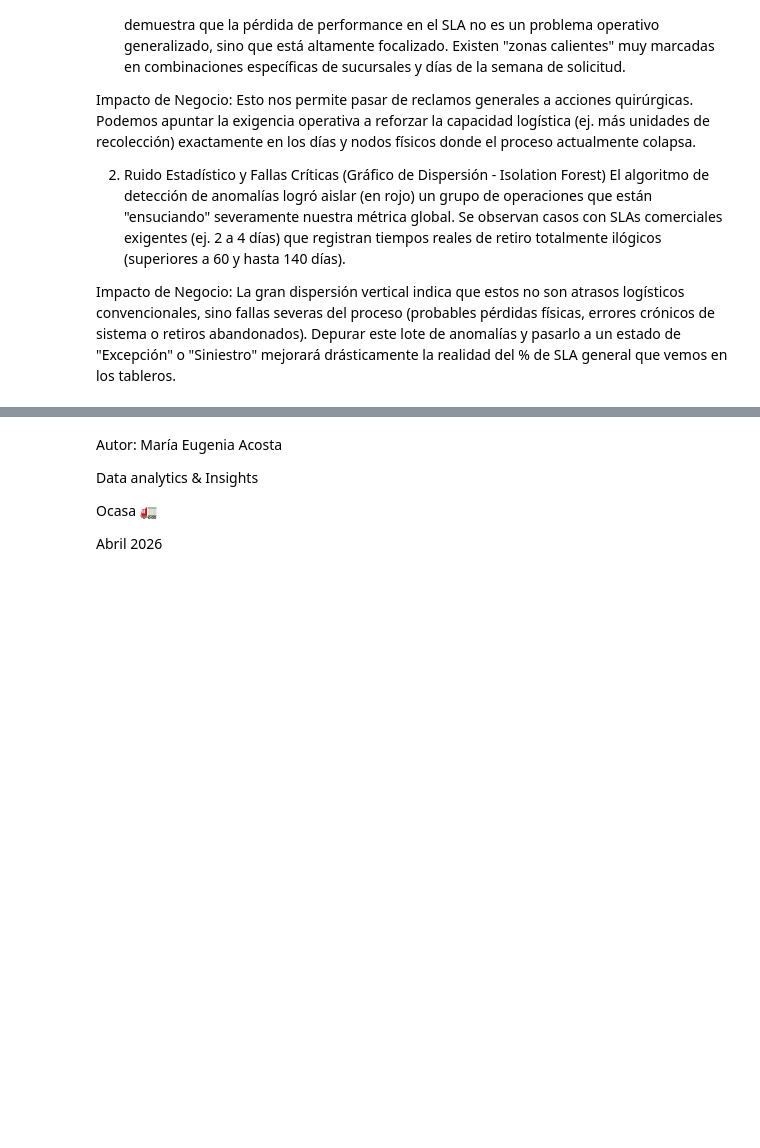
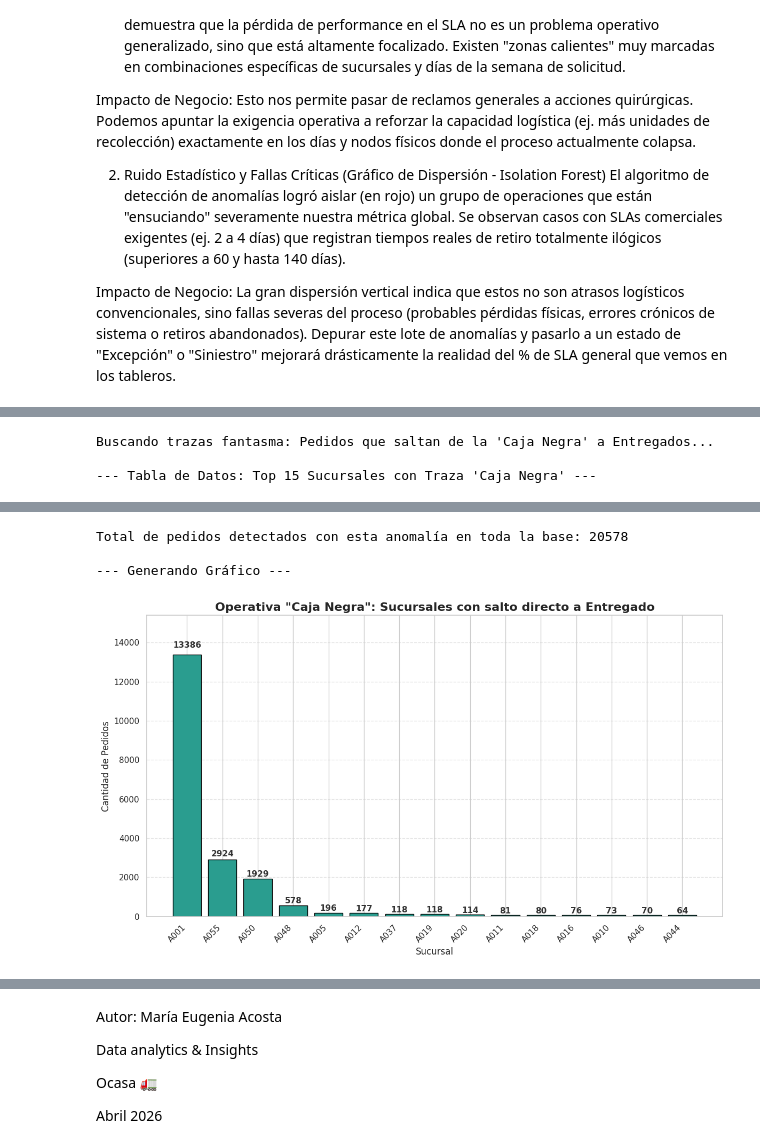
Before and after one commit to Eugeacosta/Analisis_EDA_Logistica_Inversa, a Jupyter notebook: Analisis_puntos_de_dolor_inversas.ipynb, the cells around one changed output, grey strips where cells are left out. Drawn from its saved outputs; the diff is of its cells as text; code cells hidden in the pictures; blank space fills up the shorter version.

```diff
--- a/Analisis_puntos_de_dolor_inversas.ipynb
+++ b/Analisis_puntos_de_dolor_inversas.ipynb
@@ -423,0 +817,71 @@ Impacto de Negocio: La gran dispersión vertical indica que estos no son atrasos
+# %%
+# ==============================================================================
+# ANÁLISIS DE LA "CAJA NEGRA" (Salto de "Sin Definir" a "Entregado")
+# Objetivo: Detectar qué sucursales omiten la traza inicial y saltan a entrega directa.
+# ==============================================================================
+import pandas as pd
+import matplotlib.pyplot as plt
+from IPython.display import display
+
+print("Buscando trazas fantasma: Pedidos que saltan de la 'Caja Negra' a Entregados...")
+
+# 1. Definimos la Caja Negra en el Tramo 1
+condicion_caja_negra = df_clean['Motivo Retiro 1'] == 'Sin Definir'
+
+# 2. Definimos el salto al final
+# (Nota: Si tu columna de estado final se llama distinto, cambialo acá. Ej: 'Estado POD')
+columna_final = 'Motivo'
+
+# Validamos que la columna exista para que no de error
+if columna_final in df_clean.columns:
+    # Buscamos que la palabra "Entregado" esté en el motivo final (sin importar mayúsculas)
+    condicion_entregado = df_clean[columna_final].str.contains('Entregado', case=False, na=False)
+else:
+    # Si no tenés esa columna, usamos la Fecha POD como comprobante de que se entregó
+    condicion_entregado = df_clean['Fecha POD'].notnull()
+
+# 3. Cruzamos ambas condiciones (El filtro "Fantasma")
+df_fantasma = df_clean[condicion_caja_negra & condicion_entregado].copy()
+
+# 4. Agrupamos para ver qué sucursales lo hacen más seguido (Top 15)
+top_sucursales_caja_negra = df_fantasma['Centro de stock'].value_counts().head(15)
+
+# 5. Armamos la tablita prolija
+df_tabla_caja_negra = top_sucursales_caja_negra.reset_index()
+df_tabla_caja_negra.columns = ['Sucursal (Centro de Stock)', 'Cantidad de Pedidos "Fantasma"']
+
+# ---> Mostrar la Tabla de Datos <---
+print(f"\n--- Tabla de Datos: Top 15 Sucursales con Traza 'Caja Negra' ---")
+display(df_tabla_caja_negra)
+print(f"\nTotal de pedidos detectados con esta anomalía en toda la base: {len(df_fantasma)}")
+print("\n--- Generando Gráfico ---")
+
+# 6. Graficamos SOLO si hay datos
+if not df_tabla_caja_negra.empty:
+    plt.figure(figsize=(12, 7))
+    bars = plt.bar(df_tabla_caja_negra['Sucursal (Centro de Stock)'], df_tabla_caja_negra['Cantidad de Pedidos "Fantasma"'], color='#2a9d8f', edgecolor='black')
+
+    # Le agregamos el numerito exacto arriba de cada barra
+    for bar in bars:
+        plt.text(bar.get_x() + bar.get_width()/2,
+                 bar.get_height() + (bar.get_height() * 0.02), # Un poquito de margen hacia arriba
+                 f'{int(bar.get_height())}',
+                 va='bottom', ha='center', fontsize=11, fontweight='bold', color='#333333')
+
+    plt.title('Operativa "Caja Negra": Sucursales con salto directo a Entregado', fontsize=16, fontweight='bold')
+    plt.xlabel('Sucursal', fontsize=12)
+    plt.ylabel('Cantidad de Pedidos', fontsize=12)
+    plt.xticks(rotation=45, ha='right', fontsize=11)
+
+    # Agregamos un margen dinámico arriba para que el número no se corte
+    plt.ylim(0, df_tabla_caja_negra['Cantidad de Pedidos "Fantasma"'].max() * 1.15)
+
+    plt.grid(axis='y', linestyle='--', alpha=0.5)
+    plt.tight_layout()
+    plt.show()
+else:
+    print("No hay datos para generar el gráfico de 'Caja Negra' con saltos a Entregado.")
+# %% [output]
+Buscando trazas fantasma: Pedidos que saltan de la 'Caja Negra' a Entregados...
+
+--- Tabla de Datos: Top 15 Sucursales con Traza 'Caja Negra' ---
@@ -423,0 +904,4 @@ Impacto de Negocio: La gran dispersión vertical indica que estos no son atrasos
+Total de pedidos detectados con esta anomalía en toda la base: 20578
+
+--- Generando Gráfico ---
+[figure, added]
```
Also changed, not shown: parts of 14 cells of this notebook.
